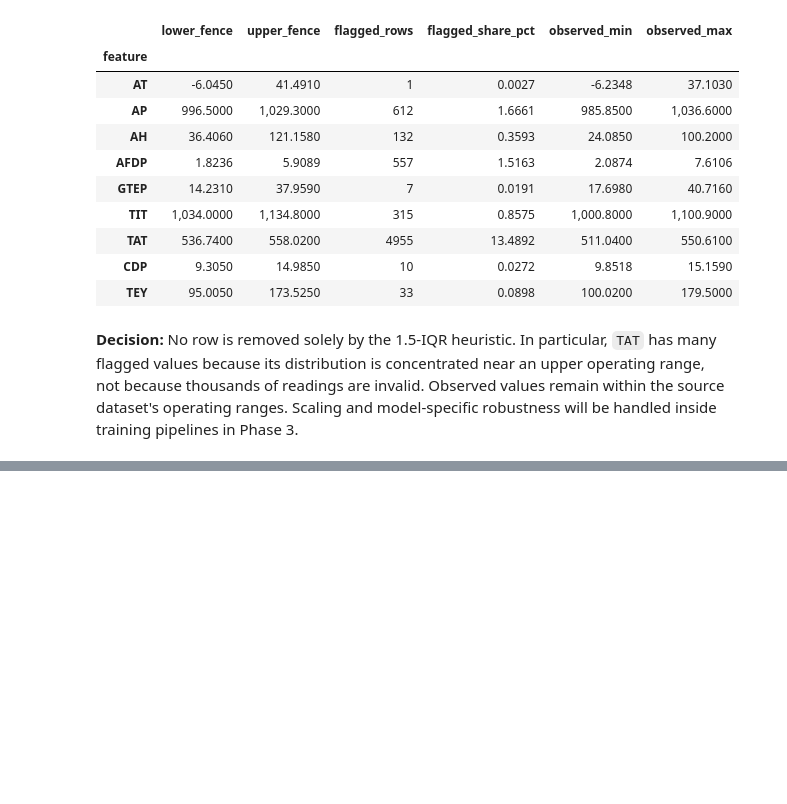
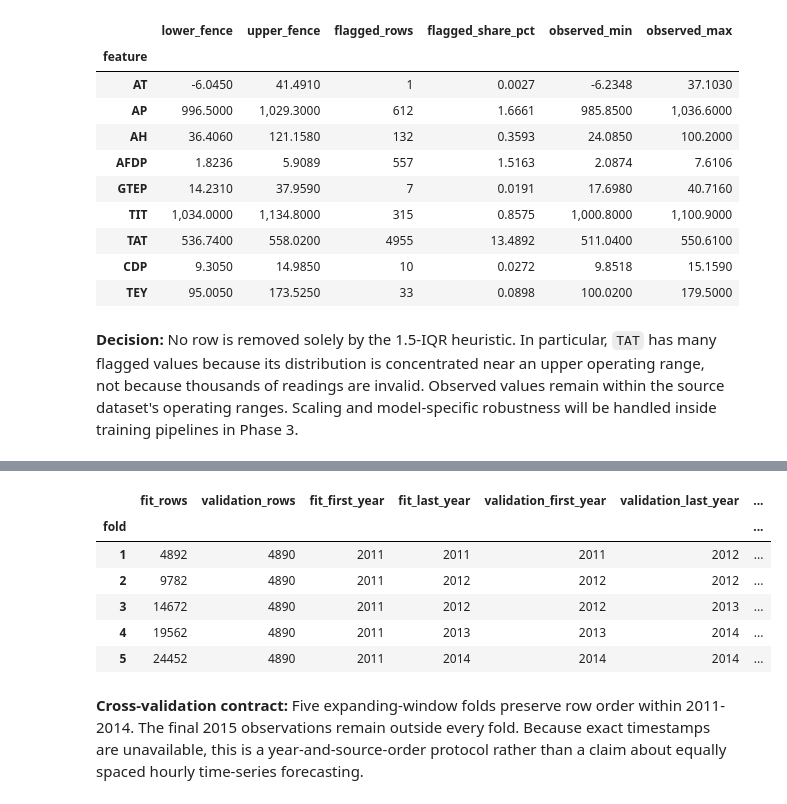
Before and after one commit to Shruhath/23CSE301-ML-Capstone, a Jupyter notebook: notebooks/regression.ipynb, the cells around one changed output, grey strips where cells are left out. Drawn from its saved outputs; the diff is of its cells as text; code cells hidden in the pictures; blank space fills up the shorter version.

Commit message:
Establish leakage-safe Phase 2 protocols

```diff
--- a/notebooks/regression.ipynb
+++ b/notebooks/regression.ipynb
@@ -279,0 +322,23 @@ The dataset audit and EDA are complete in this milestone. Cleaning, deterministi
+# %%
+train_mask = model_data["year"].le(2014)
+test_mask = model_data["year"].eq(2015)
+assert train_mask.any() and test_mask.any() and not (train_mask & test_mask).any()
+
+X_train = model_data.loc[train_mask, MODEL_FEATURES].copy()
+y_train = model_data.loc[train_mask, TARGET].copy()
+X_test = model_data.loc[test_mask, MODEL_FEATURES].copy()
+y_test = model_data.loc[test_mask, TARGET].copy()
+
+split_summary = pd.DataFrame(
+    {
+        "rows": [len(X_train), len(X_test)],
+        "share_pct": [100 * len(X_train) / len(model_data), 100 * len(X_test) / len(model_data)],
+        "TEY_mean": [y_train.mean(), y_test.mean()],
+        "TEY_std": [y_train.std(), y_test.std()],
+        "first_year": [model_data.loc[train_mask, "year"].min(), model_data.loc[test_mask, "year"].min()],
+        "last_year": [model_data.loc[train_mask, "year"].max(), model_data.loc[test_mask, "year"].max()],
+    },
+    index=["training_and_CV", "final_test"],
+)
+display(split_summary)
+assert len(X_train) == 29_342 and len(X_test) == 7_384
@@ -279,0 +382,30 @@ The dataset audit and EDA are complete in this milestone. Cleaning, deterministi
+# %%
+time_cv = TimeSeriesSplit(n_splits=5)
+years_train = model_data.loc[train_mask, "year"].reset_index(drop=True)
+fold_records = []
+for fold, (fit_idx, validation_idx) in enumerate(time_cv.split(X_train), start=1):
+    fold_records.append(
+        {
+            "fold": fold,
+            "fit_rows": len(fit_idx),
+            "validation_rows": len(validation_idx),
+            "fit_first_year": int(years_train.iloc[fit_idx].min()),
+            "fit_last_year": int(years_train.iloc[fit_idx].max()),
+            "validation_first_year": int(years_train.iloc[validation_idx].min()),
+            "validation_last_year": int(years_train.iloc[validation_idx].max()),
+            "ordered": bool(fit_idx.max() < validation_idx.min()),
+        }
+    )
+fold_summary = pd.DataFrame(fold_records).set_index("fold")
+display(fold_summary)
+assert fold_summary["ordered"].all()
+# %% [output]
+|  | fit_rows | validation_rows | fit_first_year | fit_last_year | validation_first_year | validation_last_year | ... |
+| fold |  |  |  |  |  |  | ... |
+| 1 | 4892 | 4890 | 2011 | 2011 | 2011 | 2012 | ... |
+| 2 | 9782 | 4890 | 2011 | 2012 | 2012 | 2012 | ... |
+| 3 | 14672 | 4890 | 2011 | 2012 | 2012 | 2013 | ... |
+| 4 | 19562 | 4890 | 2011 | 2013 | 2013 | 2014 | ... |
+| 5 | 24452 | 4890 | 2011 | 2014 | 2014 | 2014 | ... |
+# %% [markdown]
+**Cross-validation contract:** Five expanding-window folds preserve row order within 2011-2014. The final 2015 observations remain outside every fold. Because exact timestamps are unavailable, this is a year-and-source-order protocol rather than a claim about equally spaced hourly time-series forecasting.
```
Also changed, not shown: parts of 11 cells of this notebook, 1 other file.
